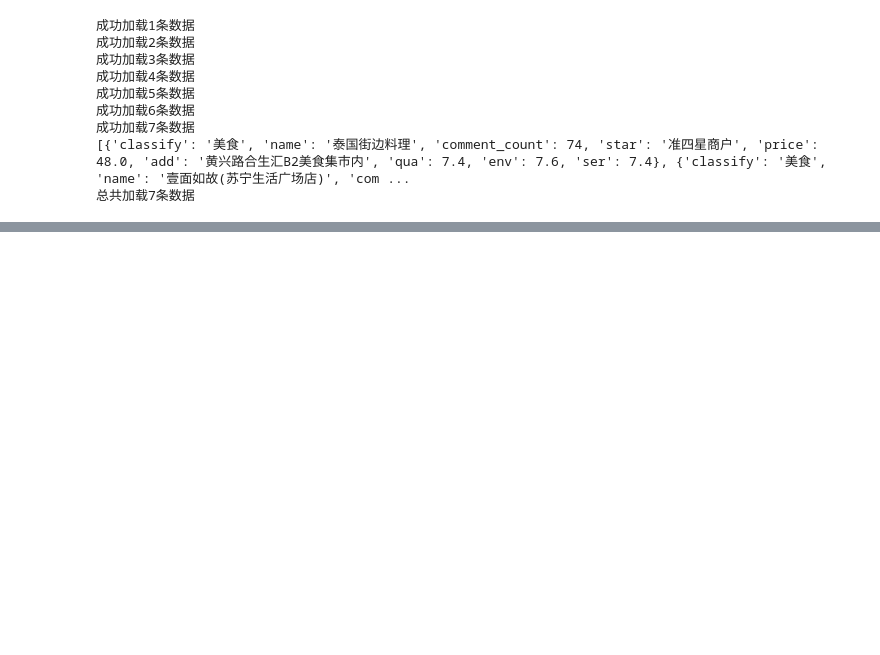
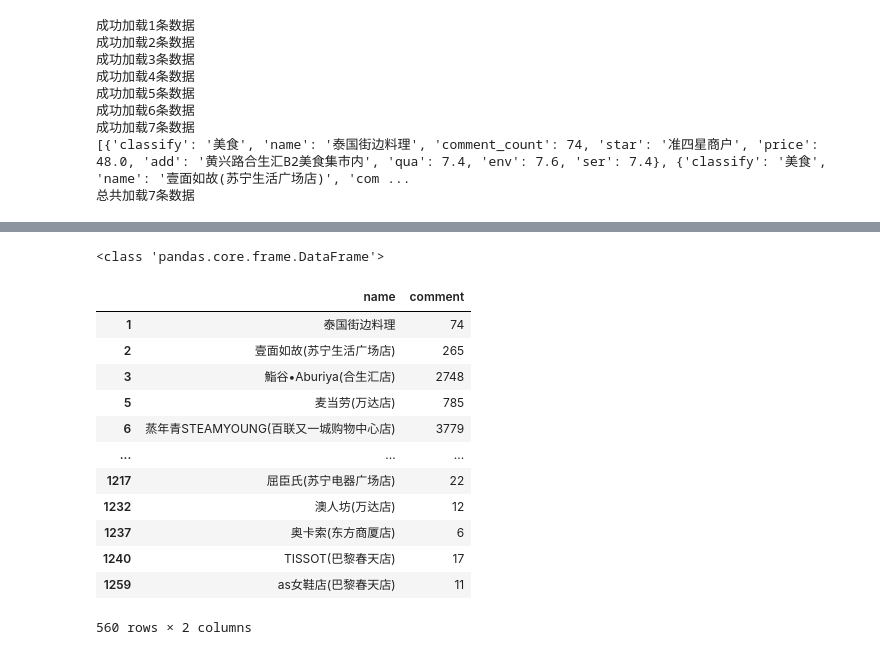
Before and after one commit to 2804983329/data-analysis, a Jupyter notebook: 数据分析python升级/00/Pandas数据清洗.ipynb, the cells around one changed output, grey strips where cells are left out. Cells and saved outputs as stored; diff of their text form; code cells hidden in the pictures; blank space fills up the shorter version.

```diff
--- a/数据分析python升级/00/Pandas数据清洗.ipynb
+++ b/数据分析python升级/00/Pandas数据清洗.ipynb
@@ -157,0 +174,20 @@ df1.head()
+# %%
+#多列索引
+s2 = df1[['name','comment']]
+print(type(s2))
+s2
+# %% [output]
+<class 'pandas.core.frame.DataFrame'>
+|  | name | comment |
+| 1 | 泰国街边料理 | 74 |
+| 2 | 壹面如故(苏宁生活广场店) | 265 |
+| 3 | 鮨谷•Aburiya(合生汇店) | 2748 |
+| 5 | 麦当劳(万达店) | 785 |
+| 6 | 蒸年青STEAMYOUNG(百联又一城购物中心店) | 3779 |
+| ... | ... | ... |
+| 1217 | 屈臣氏(苏宁电器广场店) | 22 |
+| 1232 | 澳人坊(万达店) | 12 |
+| 1237 | 奥卡索(东方商厦店) | 6 |
+| 1240 | TISSOT(巴黎春天店) | 17 |
+| 1259 | as女鞋店(巴黎春天店) | 11 |
+560 rows × 2 columns
```
Also changed, not shown: parts of 10 cells of this notebook.
